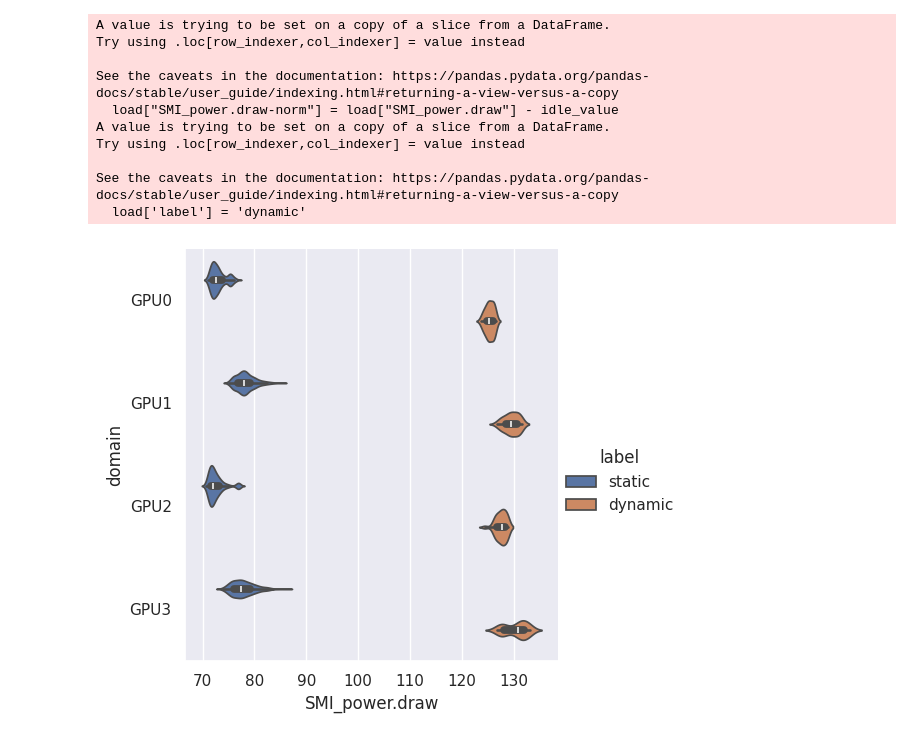
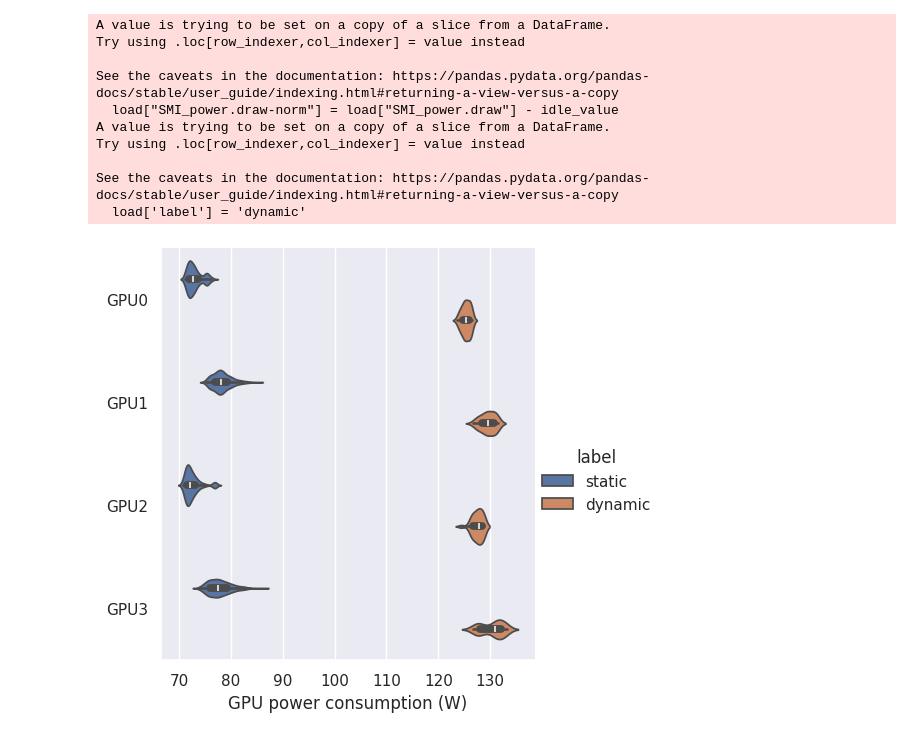
Before and after one commit to jacquetpi/cloud-gpu-manager, a Jupyter notebook: notebooks/mig-investig.ipynb, the cells around one changed output. Cells and saved outputs as stored; diff of their text form; code cells hidden in the pictures.

```diff
--- a/notebooks/mig-investig.ipynb
+++ b/notebooks/mig-investig.ipynb
@@ -114,9 +114,10 @@ See the caveats in the documentation: https://pandas.pydata.org/pandas-docs/stab
 # %%
 idle_and_load =  pd.concat([idle,load])
 g = sns.catplot(data=idle_and_load, y='domain', x="SMI_power.draw", kind="violin", hue='label')
 #g = sns.catplot(data=idle_and_load, y='domain', x="SMI_power.draw-norm", kind="violin", hue='label')
+t = g.set_axis_labels("GPU power consumption (W)", "")
 # %% [output]
-[figure, old version]
+[figure, new version]
 # %%
 static = idle_value / compute_total
 dynamic = (load_value - idle_value)
```
Also changed, not shown: parts of 2 cells of this notebook, 1 other file.
